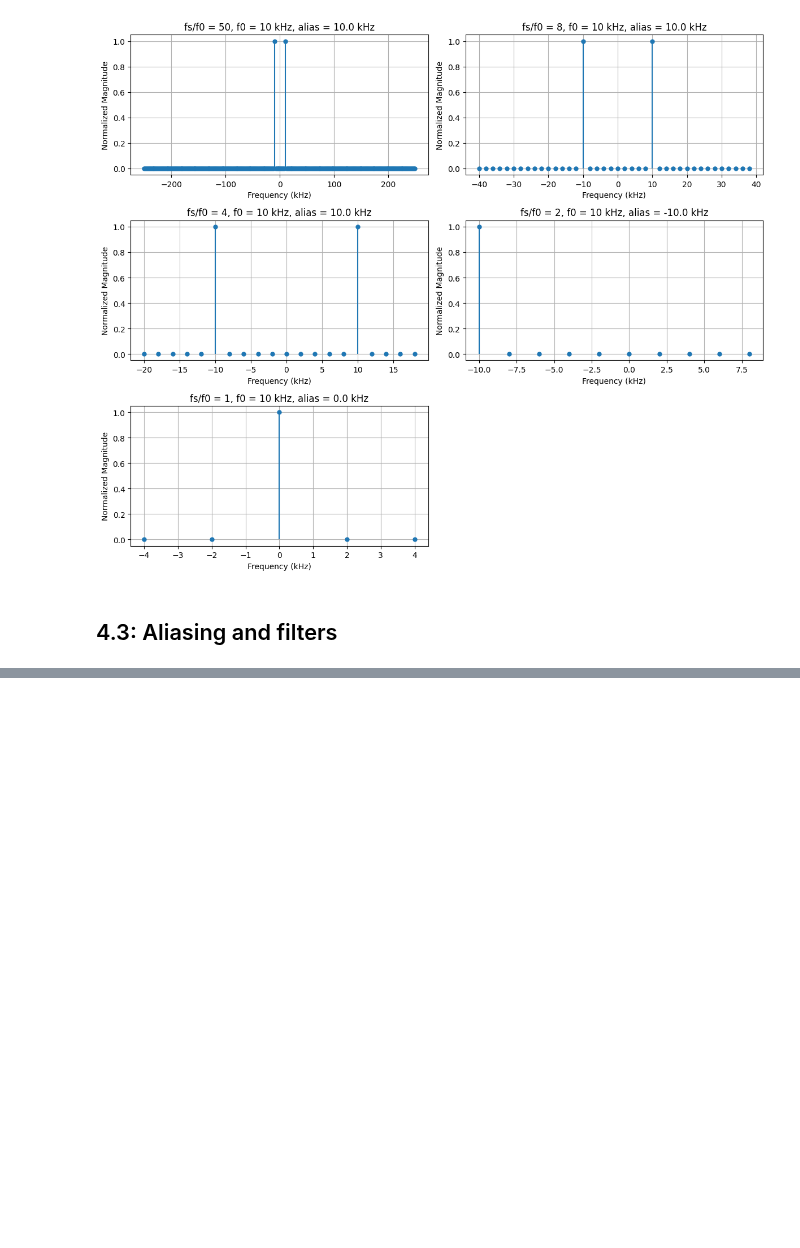
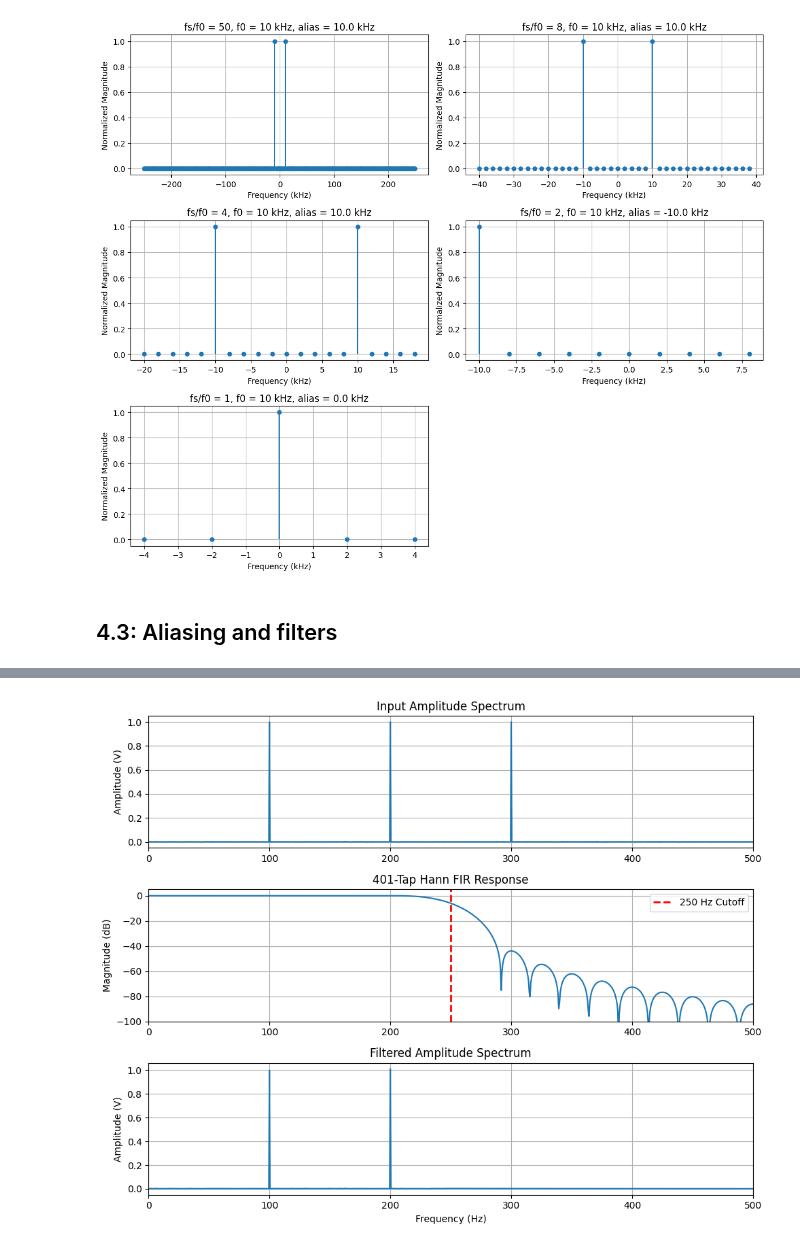
Before and after one commit to 48774861/Embedded-Wireless-Design-Labs, a Jupyter notebook: Lab2/Lab2Report.ipynb, the cells around one changed output, grey strips where cells are left out. Saved outputs shown, nothing was run; the diff lists cells and outputs as text; code cells hidden in the pictures; blank space fills up the shorter version.

```diff
--- a/Lab2/Lab2Report.ipynb
+++ b/Lab2/Lab2Report.ipynb
@@ -1087,0 +1244,48 @@ plt.show()
+# %%
+plt.figure(figsize=(10, 8))
+
+# Input spectrum
+plt.subplot(3, 1, 1)
+plt.plot(filter_frequency_hz, input_amplitude)
+plt.xlim(0, 500)
+plt.title("Input Amplitude Spectrum")
+plt.ylabel("Amplitude (V)")
+plt.grid(True)
+
+# Filter response
+plt.subplot(3, 1, 2)
+
+plt.plot(
+    response_frequency_hz,
+    20*np.log10(np.maximum(np.abs(response), 1e-12))
+)
+
+# Red dotted cutoff line
+plt.axvline(
+    x=cutoff_hz,
+    color='red',
+    linestyle='--',
+    linewidth=2,
+    label='250 Hz Cutoff'
+)
+
+plt.xlim(0, 500)
+plt.ylim(-100,5)
+plt.title(f"{tap_count}-Tap Hann FIR Response")
+plt.ylabel("Magnitude (dB)")
+plt.legend()
+plt.grid(True)
+
+# Output spectrum
+plt.subplot(3, 1, 3)
+plt.plot(filter_frequency_hz, output_amplitude)
+plt.xlim(0, 500)
+plt.title("Filtered Amplitude Spectrum")
+plt.xlabel("Frequency (Hz)")
+plt.ylabel("Amplitude (V)")
+plt.grid(True)
+
+plt.tight_layout()
+plt.show()
+# %% [output]
+[figure, added]
```
Also changed, not shown: parts of 7 cells of this notebook.
